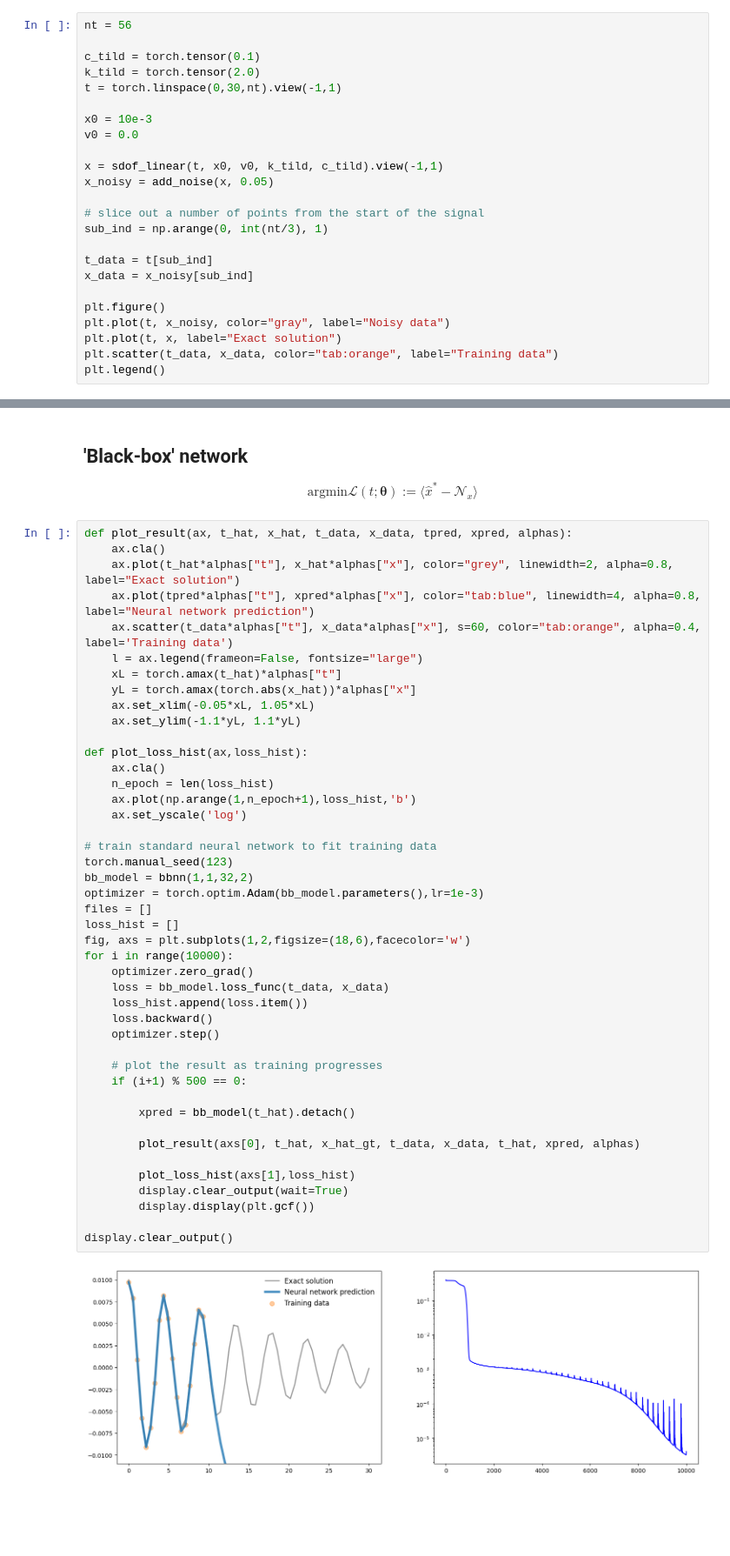
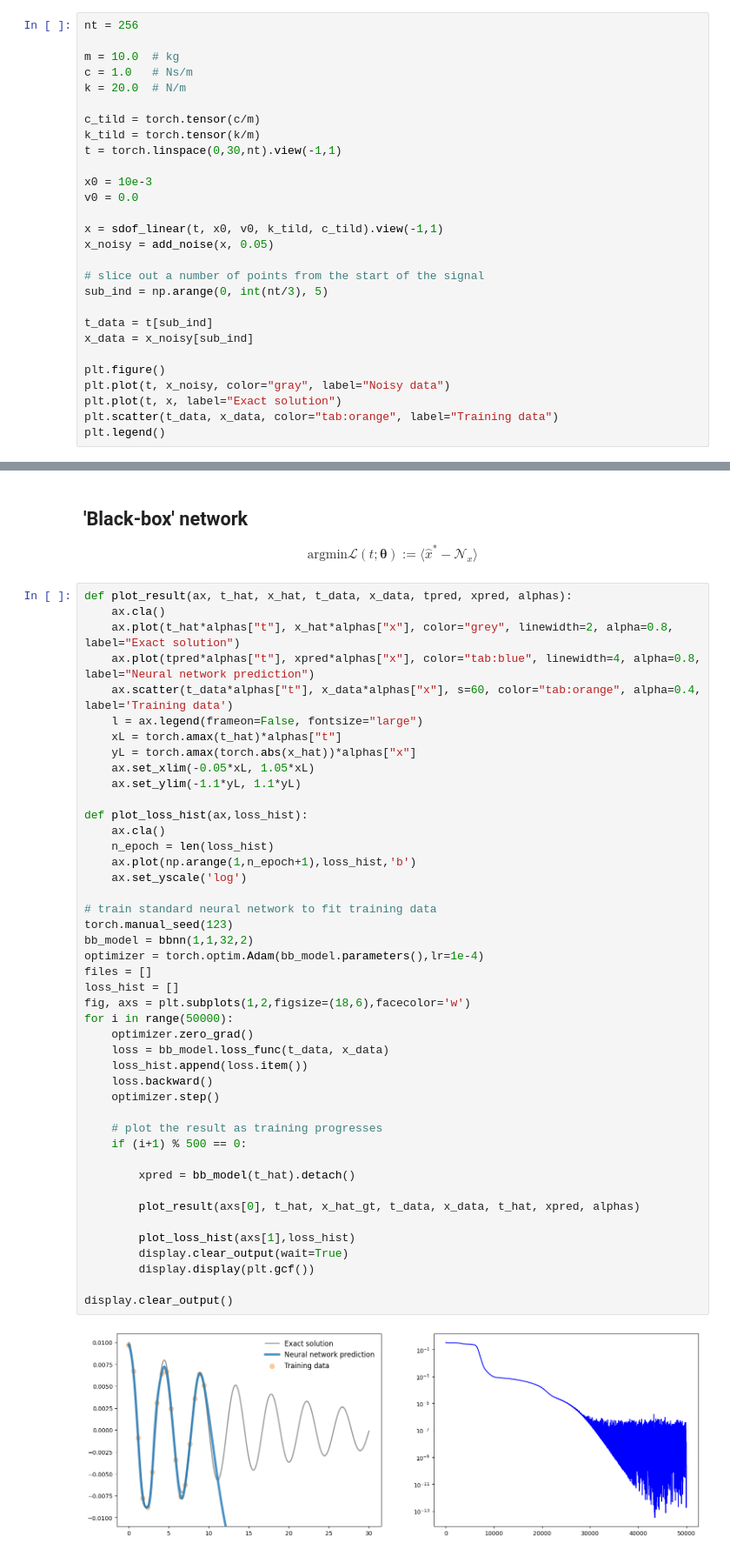
Before and after one commit to liouvill/dynamic-pinns, a Jupyter notebook: sdof_oscillators/sdof_pinn_linear.ipynb, the cells around one changed output, grey strips where cells are left out. Shown at 87% size. Drawn from its saved outputs; the diff is of its cells as text; blank space fills up the shorter version.

Commit message:
Initial draft
Working with high sensor count, struggles with long range modelling.

```diff
--- a/sdof_oscillators/sdof_pinn_linear.ipynb
+++ b/sdof_oscillators/sdof_pinn_linear.ipynb
@@ -48,10 +48,14 @@ from IPython import display
 # %% [markdown]
 ## Generate training data
 # %%
-nt = 56
+nt = 256
 
-c_tild = torch.tensor(0.1)
-k_tild = torch.tensor(2.0)
+m = 10.0  # kg
+c = 1.0   # Ns/m
+k = 20.0  # N/m
+
+c_tild = torch.tensor(c/m)
+k_tild = torch.tensor(k/m)
 t = torch.linspace(0,30,nt).view(-1,1)
 
 x0 = 10e-3
@@ -61,7 +65,7 @@ x = sdof_linear(t, x0, v0, k_tild, c_tild).view(-1,1)
 x_noisy = add_noise(x, 0.05)
 
 # slice out a number of points from the start of the signal
-sub_ind = np.arange(0, int(nt/3), 1)
+sub_ind = np.arange(0, int(nt/3), 5)
 
 t_data = t[sub_ind]
 x_data = x_noisy[sub_ind]
@@ -117,36 +121,36 @@ def plot_loss_hist(ax,loss_hist):
     ax.cla()
     n_epoch = len(loss_hist)
     ax.plot(np.arange(1,n_epoch+1),loss_hist,'b')
     ax.set_yscale('log')
 
 # train standard neural network to fit training data
 torch.manual_seed(123)
 bb_model = bbnn(1,1,32,2)
-optimizer = torch.optim.Adam(bb_model.parameters(),lr=1e-3)
+optimizer = torch.optim.Adam(bb_model.parameters(),lr=1e-4)
 files = []
 loss_hist = []
 fig, axs = plt.subplots(1,2,figsize=(18,6),facecolor='w')
-for i in range(10000):
+for i in range(50000):
     optimizer.zero_grad()
     loss = bb_model.loss_func(t_data, x_data)
     loss_hist.append(loss.item())
     loss.backward()
     optimizer.step()
 
     # plot the result as training progresses
     if (i+1) % 500 == 0:
 
         xpred = bb_model(t_hat).detach()
 
         plot_result(axs[0], t_hat, x_hat_gt, t_data, x_data, t_hat, xpred, alphas)
 
         plot_loss_hist(axs[1],loss_hist)
         display.clear_output(wait=True)
         display.display(plt.gcf())
 
 display.clear_output()
 # %% [output]
-[figure, old version]
+[figure, new version]
 # %% [markdown]
 ## PINN
 
```
Also changed, not shown: parts of 3 cells of this notebook, 9 other files.
